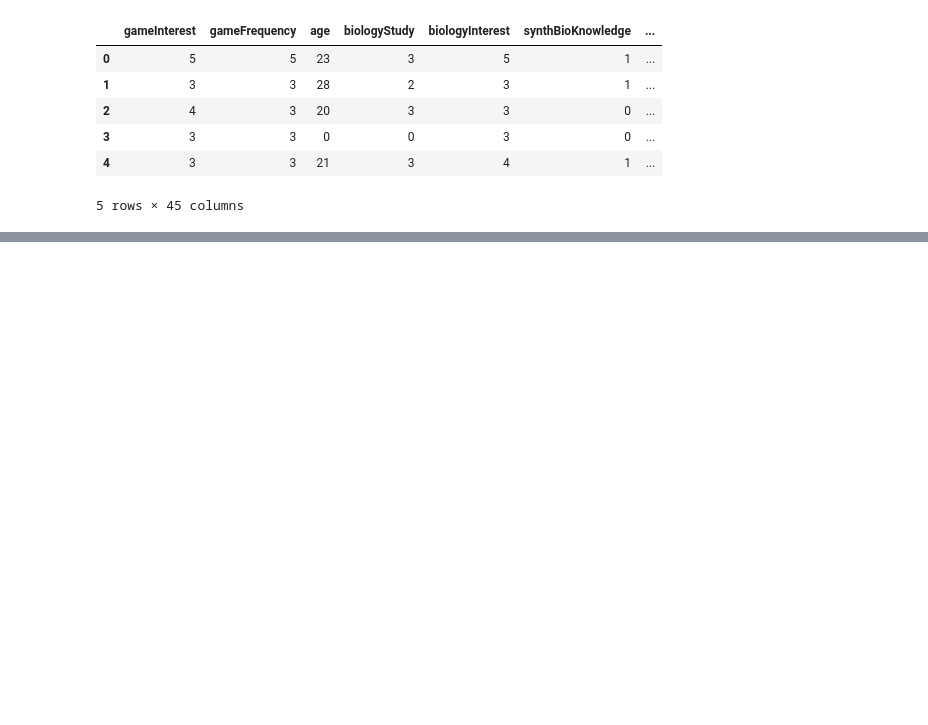
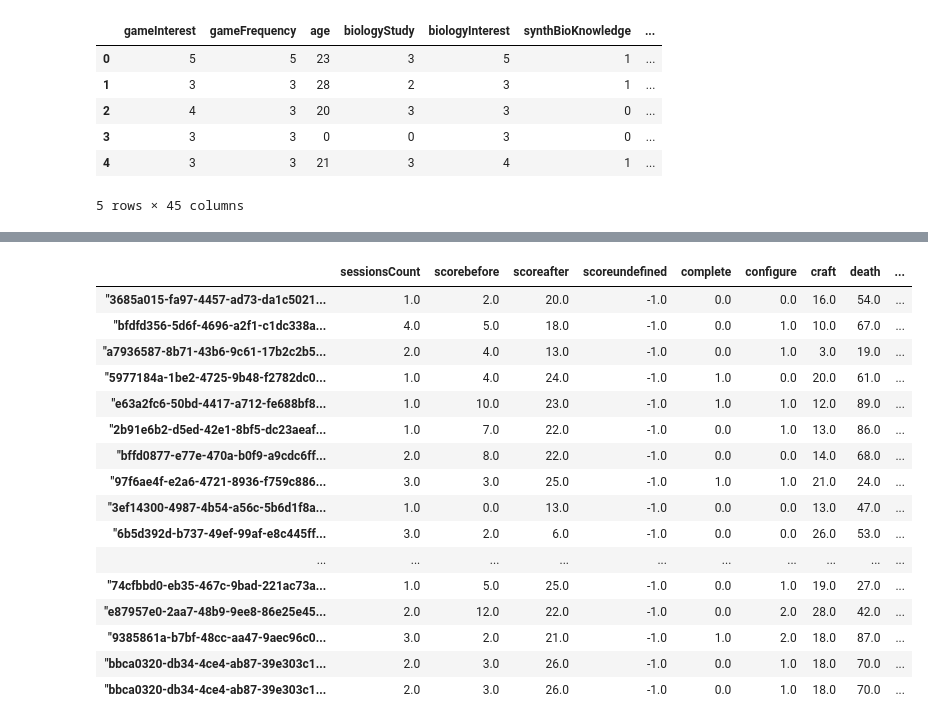
Before and after one commit to CyberCRI/dataanalysis-herocoli-redmetrics, a Jupyter notebook: v1.52/Data mining/dataFormating.ipynb, the cells around one changed output, grey strips where cells are left out. Drawn from its saved outputs; the diff is of its cells as text; code cells hidden in the pictures; blank space fills up the shorter version.

Commit message:
Clustering with RedMetrics

```diff
--- a/v1.52/Data mining/dataFormating.ipynb
+++ b/v1.52/Data mining/dataFormating.ipynb
@@ -195,0 +200,3 @@ beforeAndAfterCorrectedForms.drop("anonymousID", axis=1, inplace = True)
+# %%
+# Fetch RedMetrics data for subjects which answered the gform
+allData = getAllUserVectorData( getAllResponders() )
@@ -195,0 +222,32 @@ beforeAndAfterCorrectedForms.drop("anonymousID", axis=1, inplace = True)
+# %%
+# Put subjects as rows and features as columns
+allData = allData.transpose()
+#allData.head()
+# %%
+# Drop useless columns in which all rows have the same value
+allData.drop(["switch", "gotomooc"], axis=1, inplace = True)
+# Fill NaN with negatives
+allData.fillna(-1, inplace = True)
+# %%
+# Get the subset of subjects who have answered before and after
+fullProcessData = allData[allData["scorebefore"] >= 0]
+fullProcessData = fullProcessData[fullProcessData["scoreafter"] >= 0]
+#fullProcessData
+# %% [output]
+|  | sessionsCount | scorebefore | scoreafter | scoreundefined | complete | configure | craft | death | ... |
+| "3685a015-fa97-4457-ad73-da1c5021... | 1.0 | 2.0 | 20.0 | -1.0 | 0.0 | 0.0 | 16.0 | 54.0 | ... |
+| "bfdfd356-5d6f-4696-a2f1-c1dc338a... | 4.0 | 5.0 | 18.0 | -1.0 | 0.0 | 1.0 | 10.0 | 67.0 | ... |
+| "a7936587-8b71-43b6-9c61-17b2c2b5... | 2.0 | 4.0 | 13.0 | -1.0 | 0.0 | 1.0 | 3.0 | 19.0 | ... |
+| "5977184a-1be2-4725-9b48-f2782dc0... | 1.0 | 4.0 | 24.0 | -1.0 | 1.0 | 0.0 | 20.0 | 61.0 | ... |
+| "e63a2fc6-50bd-4417-a712-fe688bf8... | 1.0 | 10.0 | 23.0 | -1.0 | 1.0 | 1.0 | 12.0 | 89.0 | ... |
+| "2b91e6b2-d5ed-42e1-8bf5-dc23aeaf... | 1.0 | 7.0 | 22.0 | -1.0 | 0.0 | 1.0 | 13.0 | 86.0 | ... |
+| "bffd0877-e77e-470a-b0f9-a9cdc6ff... | 2.0 | 8.0 | 22.0 | -1.0 | 0.0 | 0.0 | 14.0 | 68.0 | ... |
+| "97f6ae4f-e2a6-4721-8936-f759c886... | 3.0 | 3.0 | 25.0 | -1.0 | 1.0 | 1.0 | 21.0 | 24.0 | ... |
+| "3ef14300-4987-4b54-a56c-5b6d1f8a... | 1.0 | 0.0 | 13.0 | -1.0 | 0.0 | 0.0 | 13.0 | 47.0 | ... |
+| "6b5d392d-b737-49ef-99af-e8c445ff... | 3.0 | 2.0 | 6.0 | -1.0 | 0.0 | 0.0 | 26.0 | 53.0 | ... |
+| ... | ... | ... | ... | ... | ... | ... | ... | ... | ... |
+| "74cfbbd0-eb35-467c-9bad-221ac73a... | 1.0 | 5.0 | 25.0 | -1.0 | 0.0 | 1.0 | 19.0 | 27.0 | ... |
+| "e87957e0-2aa7-48b9-9ee8-86e25e45... | 2.0 | 12.0 | 22.0 | -1.0 | 0.0 | 2.0 | 28.0 | 42.0 | ... |
+| "9385861a-b7bf-48cc-aa47-9aec96c0... | 3.0 | 2.0 | 21.0 | -1.0 | 1.0 | 2.0 | 18.0 | 87.0 | ... |
+| "bbca0320-db34-4ce4-ab87-39e303c1... | 2.0 | 3.0 | 26.0 | -1.0 | 0.0 | 1.0 | 18.0 | 70.0 | ... |
+| "bbca0320-db34-4ce4-ab87-39e303c1... | 2.0 | 3.0 | 26.0 | -1.0 | 0.0 | 1.0 | 18.0 | 70.0 | ... |
```
Also changed, not shown: parts of 3 cells of this notebook, 1 other file.
